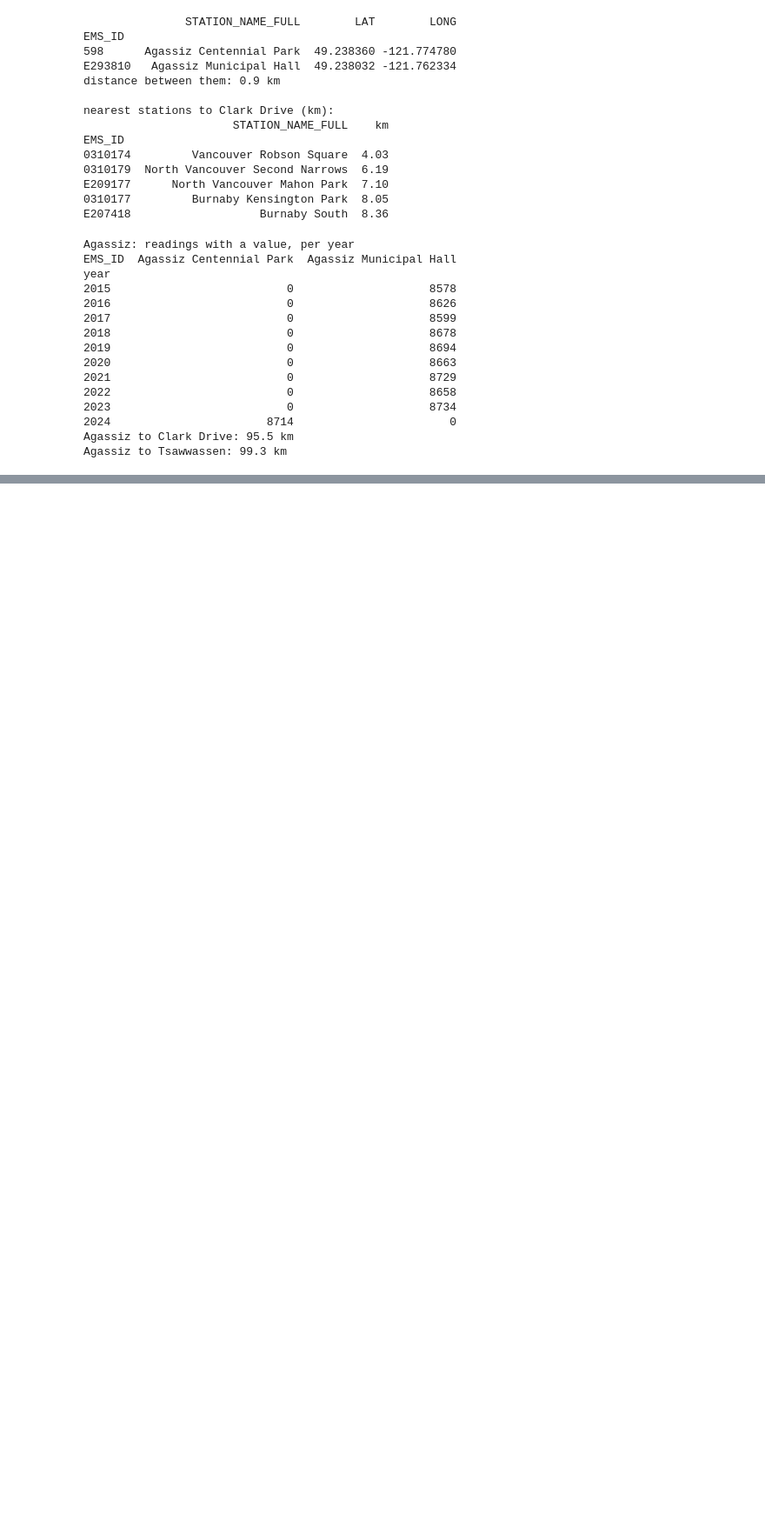
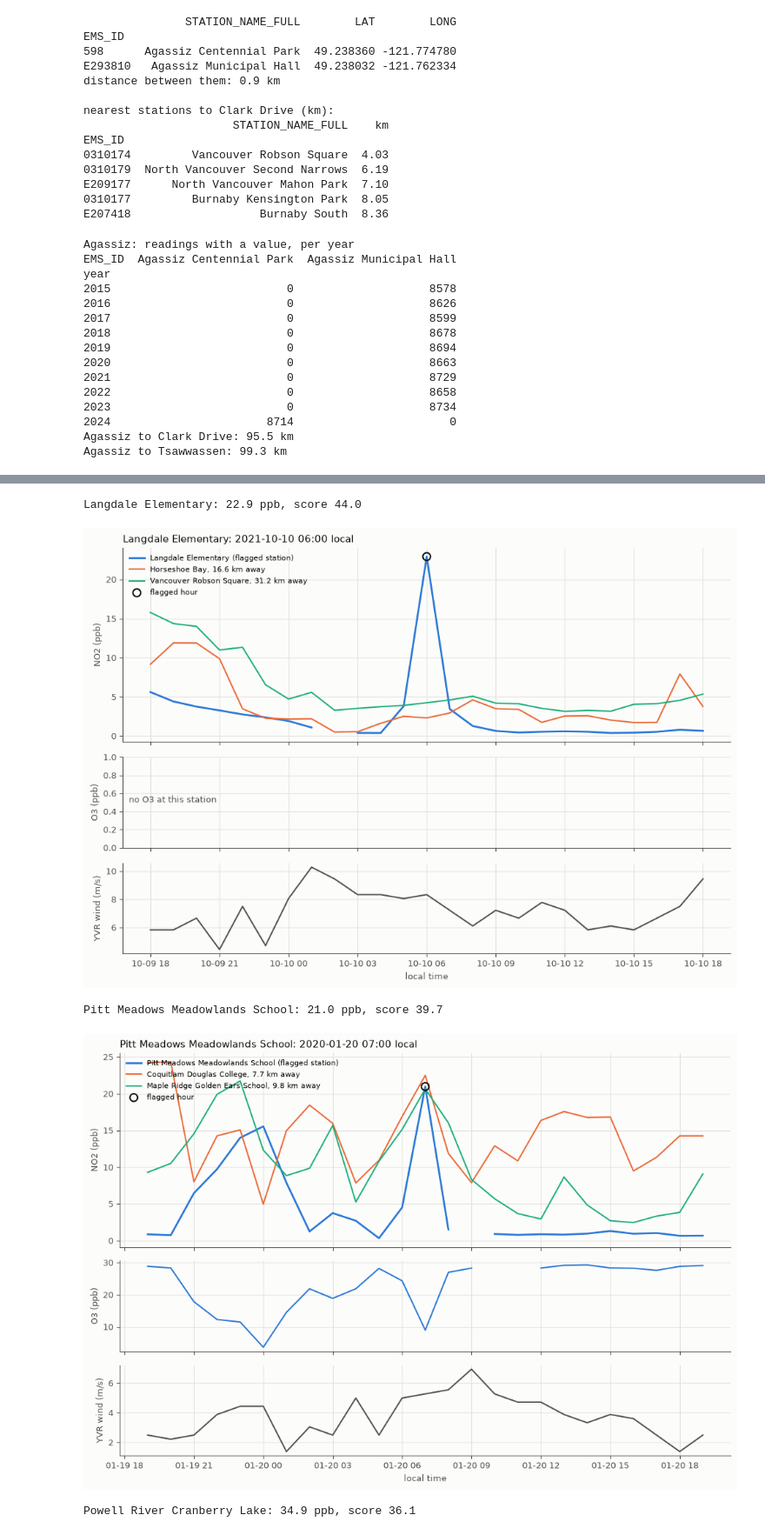
Before and after one commit to royyg77/vancouver-no2-forecasting, a Jupyter notebook: notebooks/00_data_checks.ipynb, the cells around one changed output, grey strips where cells are left out. Shown at 87% size. Drawn from its saved outputs; the diff is of its cells as text; code cells hidden in the pictures; blank space fills up the shorter version.

```diff
--- a/notebooks/00_data_checks.ipynb
+++ b/notebooks/00_data_checks.ipynb
@@ -484,0 +675,10 @@ Agassiz to Tsawwassen: 99.3 km
+# %%
+for row in flags[flags.check == "spike"].nlargest(6, "score").itertuples():
+    print(f"{names[row.station_id]}: {row.no2_ppb:.1f} ppb, score {row.score:.1f}")
+    show_episode(row.station_id, row.start_utc)
+# %% [output]
+Langdale Elementary: 22.9 ppb, score 44.0
+[figure, added]
+Pitt Meadows Meadowlands School: 21.0 ppb, score 39.7
+[figure, added]
+Powell River Cranberry Lake: 34.9 ppb, score 36.1
```
Also changed, not shown: parts of 17 cells of this notebook.
